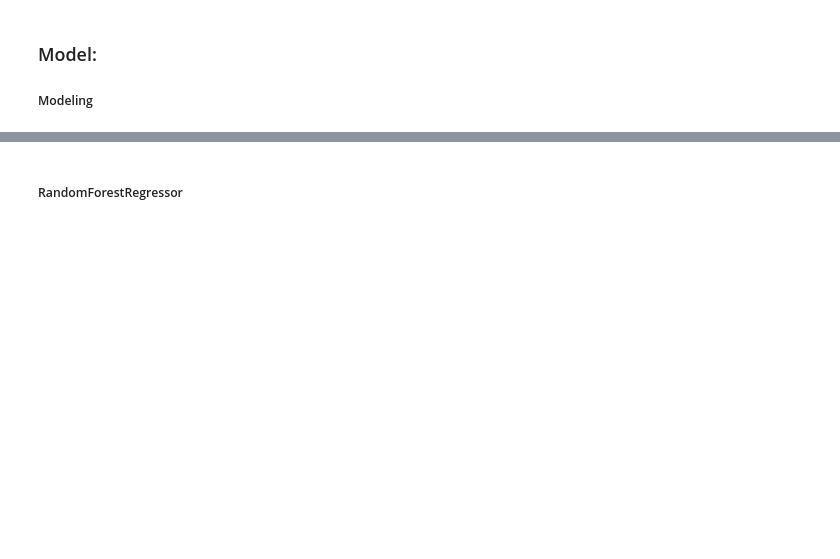
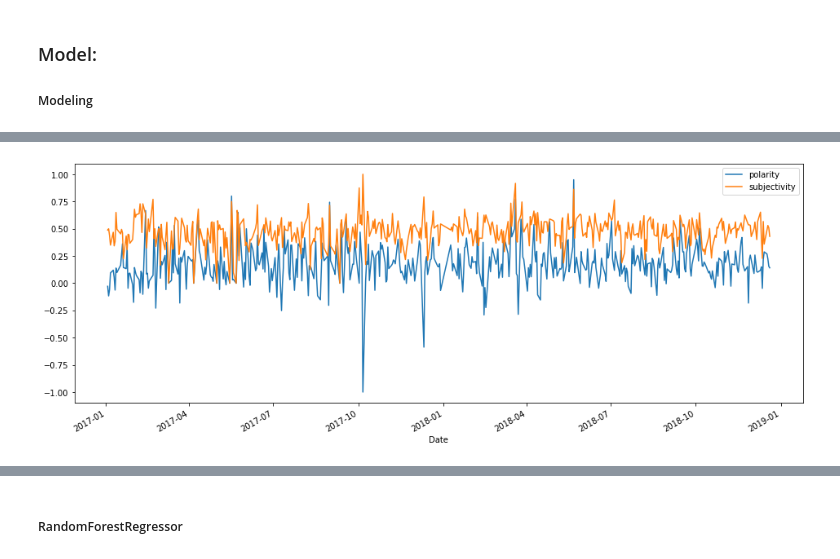
Before and after one commit to Kelvincwaters/SP500-Prediction-Using-Prominent-Tweets, a Jupyter notebook: student.ipynb, the cells around one changed output, grey strips where cells are left out. Cells and saved outputs as stored; diff of their text form; code cells hidden in the pictures; blank space fills up the shorter version.

```diff
--- a/student.ipynb
+++ b/student.ipynb
@@ -371,0 +678,4 @@ X.head()
+# %%
+X.plot(figsize = (16,6));
+# %% [output]
+[figure, added]
```
Also changed, not shown: parts of 60 cells of this notebook, 1 other file.
